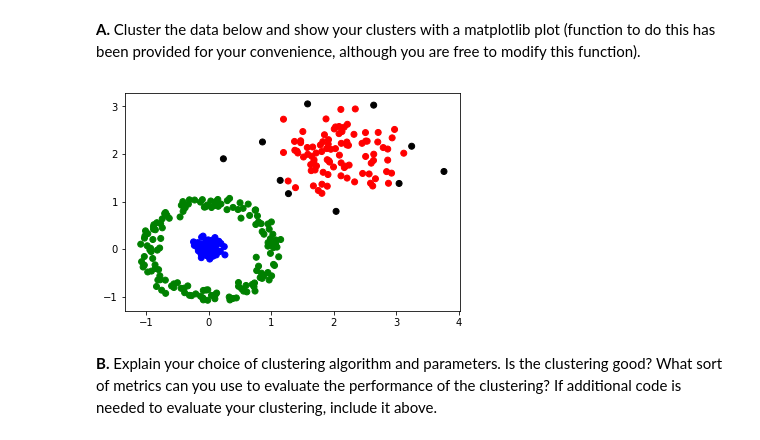
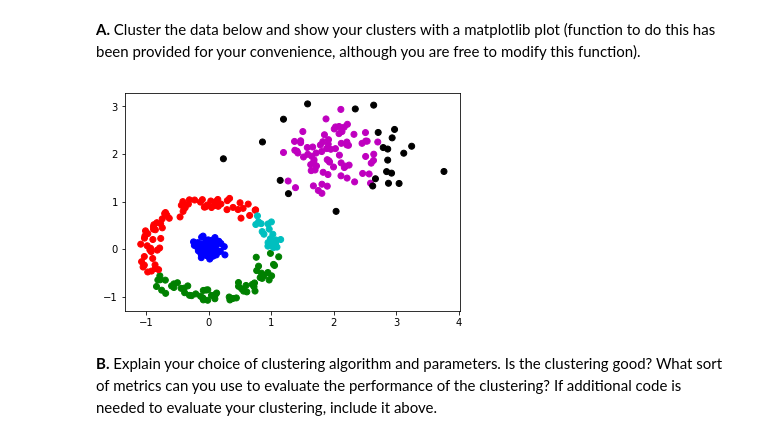
Before and after one commit to REMitchell/d4c-exam, a Jupyter notebook: Practice Exam Solutions.ipynb, the cells around one changed output. Saved outputs shown, nothing was run; the diff lists cells and outputs as text; code cells hidden in the pictures.

```diff
--- a/Practice Exam Solutions.ipynb
+++ b/Practice Exam Solutions.ipynb
@@ -276,10 +273,10 @@ data = [[-0.00873937715542836, -0.10174797258185078], [0.05848281783408541, -0.0
 
 #Perform clustering here
-dbscan = DBSCAN(min_samples=20, eps=.5)
+dbscan = DBSCAN(min_samples=25, eps=.5)
 dbscan.fit(data)
 graphClusters(data, dbscan.labels_)
 # %% [output]
-[figure, old version]
+[figure, new version]
 # %% [markdown]
 <b>B.</b> Explain your choice of clustering algorithm and parameters. Is the clustering good? What sort of metrics can you use to evaluate the performance of the clustering? If additional code is needed to evaluate your clustering, include it above.
 # %% [markdown]
```
Also changed, not shown: parts of 2 cells of this notebook, 7 other files.
